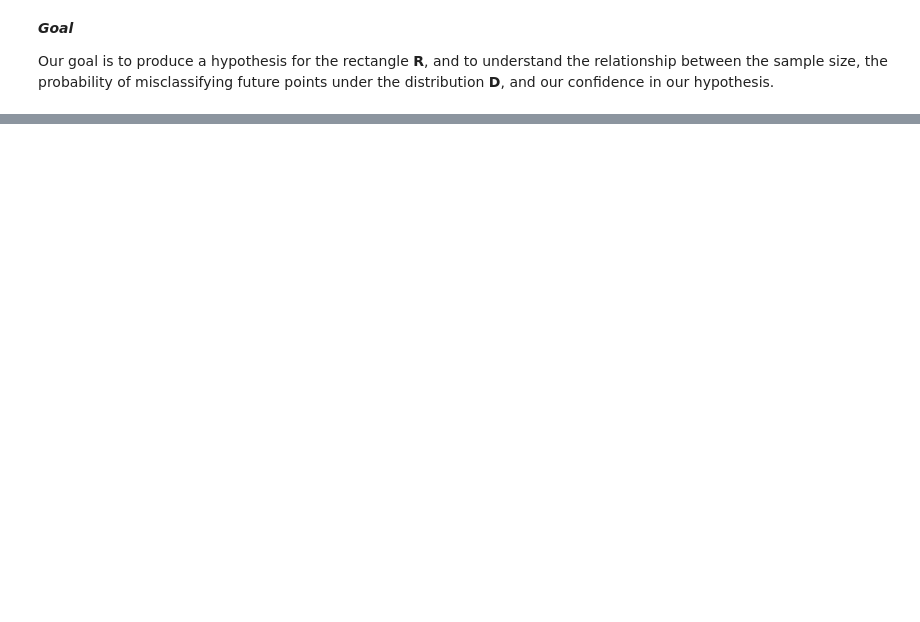
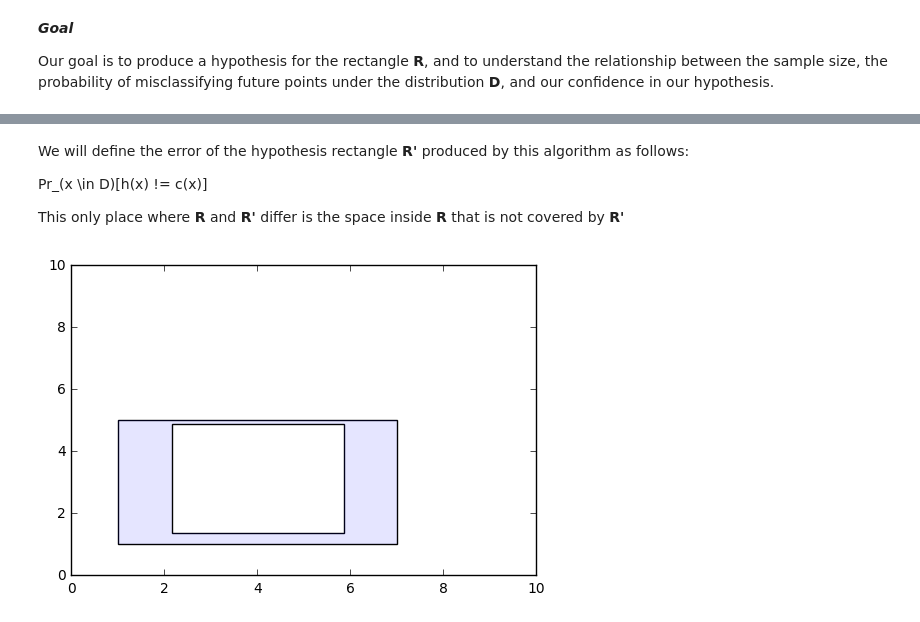
Before and after one commit to CalvinLeGassick/rect-learn-clt, a Jupyter notebook: LearningRectangles.ipynb, the cells around one changed output, grey strips where cells are left out. Drawn from its saved outputs; the diff is of its cells as text; code cells hidden in the pictures; blank space fills up the shorter version.

```diff
--- a/LearningRectangles.ipynb
+++ b/LearningRectangles.ipynb
@@ -79,0 +118,30 @@ Our goal is to produce a hypothesis for the rectangle **R**, and to understand t
+# %% [markdown]
+We will define the error of the hypothesis rectangle **R'** produced by this algorithm as follows:
+
+Pr_(x \in D)[h(x) != c(x)]
+
+This only place where **R** and **R'** differ is the space inside **R** that is not covered by **R'**
+# %%
+diff_fig = plt.figure()
+diff_axes = setup_fig(diff_fig)
+
+add_rect(diff_axes, R)
+add_rect(diff_axes, R_prime)
+
+# Build Rectangle Strips
+top_strip = Rectangle(R.min_x, R_prime.max_y, R.max_x, R.max_y)
+bottom_strip = Rectangle(R.min_x, R.min_y, R.max_x, R_prime.min_y)
+left_strip = Rectangle(R.min_x, R.min_y, R_prime.min_x, R.max_y)
+right_strip = Rectangle(R_prime.max_x, R.min_y, R.max_x, R.max_y)
+
+# Build left and right strips for actual plotting
+shaved_left_strip = Rectangle(R.min_x, R_prime.min_y, R_prime.min_x, R_prime.max_y)
+shaved_right_strip = Rectangle(R_prime.max_x, R_prime.min_y, R.max_x, R_prime.max_y)
+
+# Add strips to plot
+for strip in [top_strip, bottom_strip, shaved_left_strip, shaved_right_strip]:
+    add_rect(diff_axes, strip, fill=True, no_border=True, alpha=0.1)
+
+diff_fig
+# %% [output]
+[figure, added]
```
Also changed, not shown: parts of 13 cells of this notebook.
